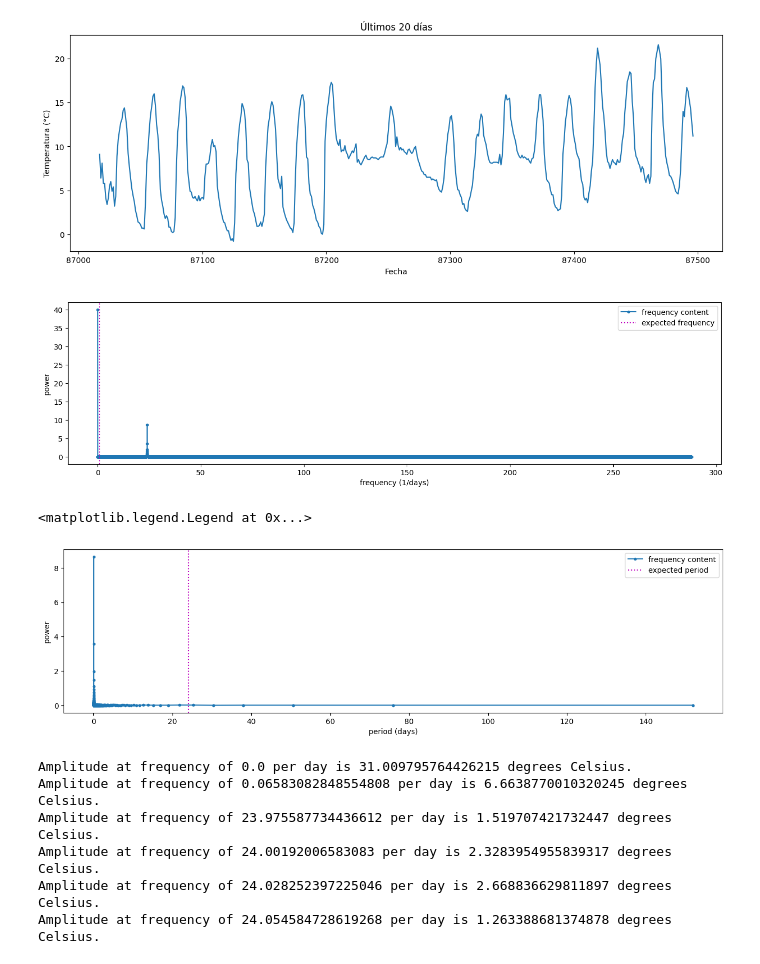
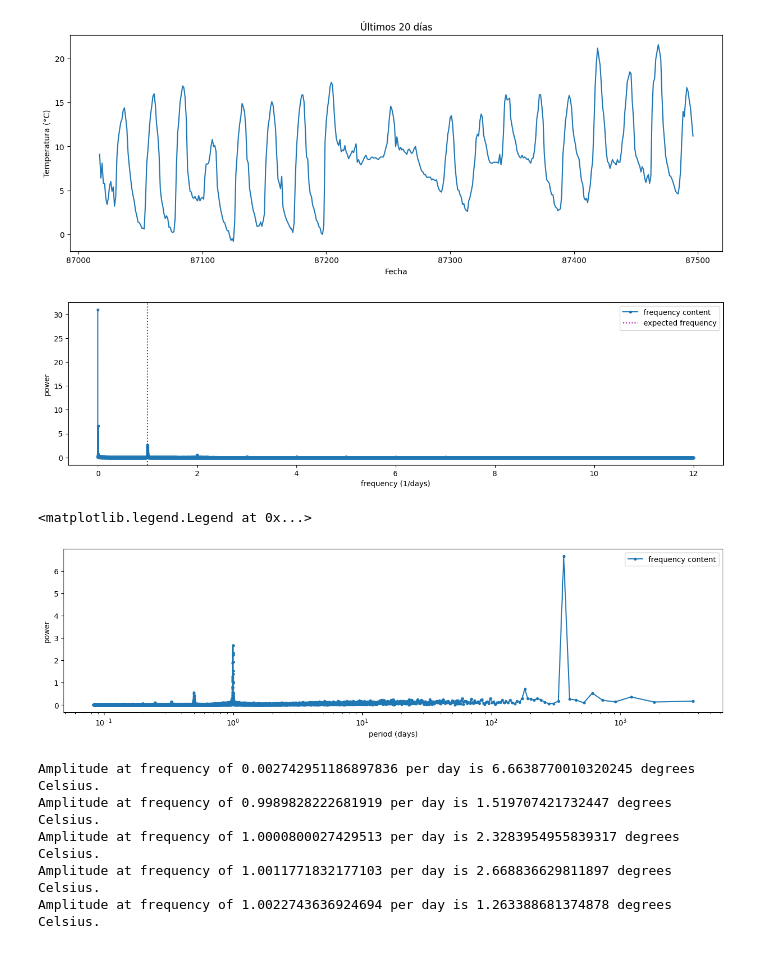
Before and after one commit to Ainsdev/Movies-csv-to-Letterbox-csv, a Jupyter notebook: FourierAnalysis.ipynb, the cells around one changed output. Drawn from its saved outputs; the diff is of its cells as text; code cells hidden in the pictures.

```diff
--- a/FourierAnalysis.ipynb
+++ b/FourierAnalysis.ipynb
@@ -110,11 +45,12 @@ plt.show()
 # %%
 #Pregunta 4
 temperature_data = df['Temperatura (C)'].values
-temperature = 20 + 10 * np.cos(2*np.pi * frequency * np.arange(len(temperature_data))) + np.random.normal(0, 1, len(temperature_data))
+# temperature = 20 + 10 * np.cos(2*np.pi * frequency * np.arange(len(temperature_data))) + np.random.normal(0, 1, len(temperature_data))
+temperature = temperature_data
 temperature_fft = rfft(temperature)
-freqs_fft = rfftfreq(len(temperature), 1 / 24)
+freqs_fft = rfftfreq(len(temperature), 1)
 # %%
-temperature_fft_scaled = np.abs(temperature_fft) / (len(temperature)/2) # escalar la amplitud de cada frecuencia
+temperature_fft_scaled = np.abs(temperature_fft) / (len(temperature_data)/2) # escalar la amplitud de cada frecuencia
 freqs_fft_day = freqs_fft * 24 # escalar frecuencias de horas a días
 # %%
 #pregunta 5
@@ -129,32 +65,31 @@ plt.legend()
 
 plt.show()
 # %% [output]
-[figure, old version]
+[figure, new version]
 # %%
-#pregunta 6 : Calcular el Periodo en Días para Cada Frecuencia y Dibujar Amplitud para Cada Periodo
+#pregunta 6
 periods = 1 / freqs_fft_day
 
 fig = plt.figure(figsize=(16,4))
 
 plt.plot(periods, temperature_fft_scaled, marker='.', label='frequency content')
-plt.axvline(1/frequency, color='m', linestyle=':', label='expected period')
-
 plt.xlabel('period (days)')
 plt.ylabel('power')
+plt.xscale('log')
+# plt.yscale('log')
 plt.legend()
 # %% [output]
 <matplotlib.legend.Legend at 0x...>
-[figure, old version]
+[figure, new version]
 # %%
 #7
 peaks, _ = find_peaks(temperature_fft_scaled, height=1)
 
-for p in [0] + list(peaks):
+for p in list(peaks):
     print("Amplitude at frequency of " + str(freqs_fft_day[p]) + " per day is " + str(temperature_fft_scaled[p]) + " degrees Celsius.")
 # %% [output]
-Amplitude at frequency of 0.0 per day is 31.009795764426215 degrees Celsius.
-Amplitude at frequency of 0.06583082848554808 per day is 6.6638770010320245 degrees Celsius.
-Amplitude at frequency of 23.975587734436612 per day is 1.519707421732447 degrees Celsius.
-Amplitude at frequency of 24.00192006583083 per day is 2.3283954955839317 degrees Celsius.
-Amplitude at frequency of 24.028252397225046 per day is 2.668836629811897 degrees Celsius.
-Amplitude at frequency of 24.054584728619268 per day is 1.263388681374878 degrees Celsius.
+Amplitude at frequency of 0.002742951186897836 per day is 6.6638770010320245 degrees Celsius.
+Amplitude at frequency of 0.9989828222681919 per day is 1.519707421732447 degrees Celsius.
+Amplitude at frequency of 1.0000800027429513 per day is 2.3283954955839317 degrees Celsius.
+Amplitude at frequency of 1.0011771832177103 per day is 2.668836629811897 degrees Celsius.
+Amplitude at frequency of 1.0022743636924694 per day is 1.263388681374878 degrees Celsius.
```
Also changed, not shown: parts of 19 cells of this notebook, 1 other file.
